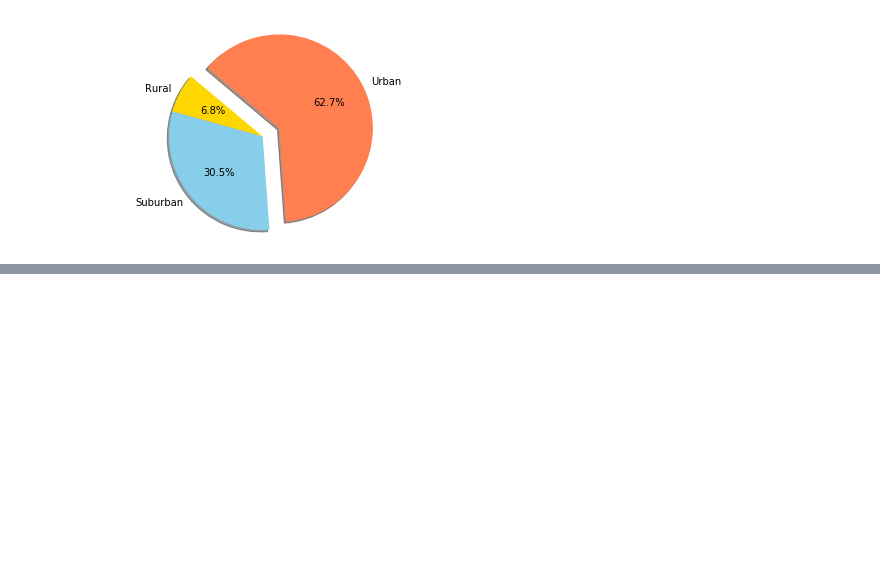
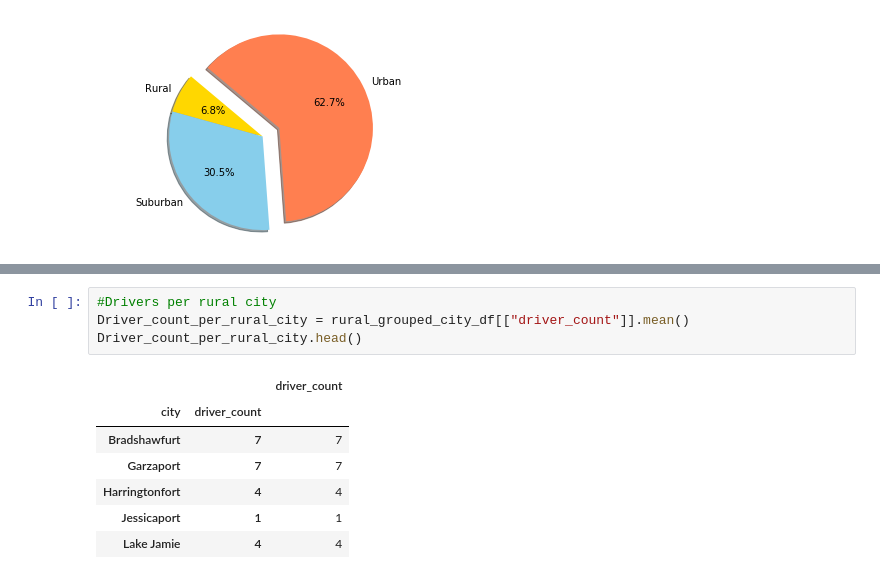
Before and after one commit to Nithyusha07/Matpotlib-challenge, a Jupyter notebook: PyBer.ipynb, the cells around one changed output, grey strips where cells are left out. Drawn from its saved outputs; the diff is of its cells as text; blank space fills up the shorter version.

```diff
--- a/PyBer.ipynb
+++ b/PyBer.ipynb
@@ -374,0 +313,12 @@ KeyError: 'driver_count'
+# %%
+#Drivers per rural city
+Driver_count_per_rural_city = rural_grouped_city_df[["driver_count"]].mean()
+Driver_count_per_rural_city.head()
+# %% [output]
+|  |  | driver_count |
+| city | driver_count |  |
+| Bradshawfurt | 7 | 7 |
+| Garzaport | 7 | 7 |
+| Harringtonfort | 4 | 4 |
+| Jessicaport | 1 | 1 |
+| Lake Jamie | 4 | 4 |
```
Also changed, not shown: parts of 8 cells of this notebook.
